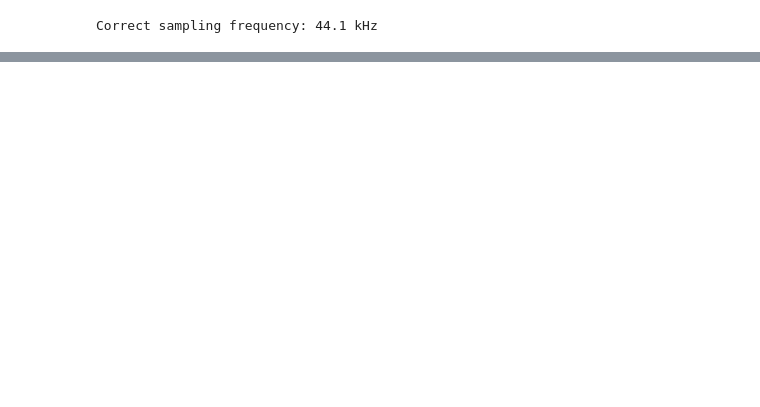
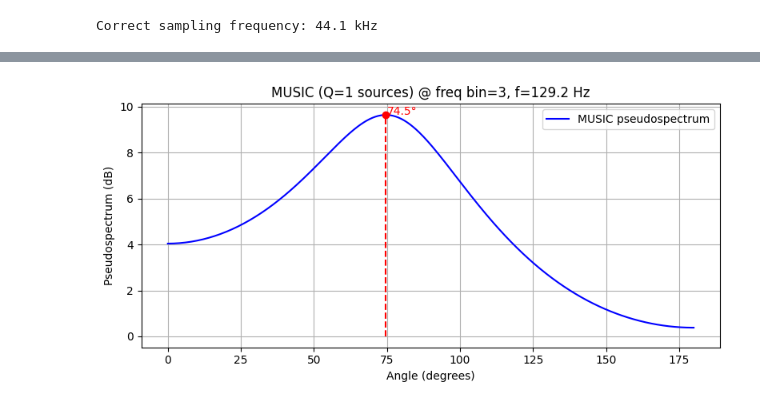
Before and after one commit to HeartUnderBladepyz/P-D-ISSP, a Jupyter notebook: notebook_skeleton.ipynb, the cells around one changed output, grey strips where cells are left out. Cells and saved outputs as stored; diff of their text form; code cells hidden in the pictures; blank space fills up the shorter version.

```diff
--- a/notebook_skeleton.ipynb
+++ b/notebook_skeleton.ipynb
@@ -850,0 +635,87 @@ print(doa_estimates)
+# %%
+# narrowband
+import numpy as np
+import matplotlib.pyplot as plt
+from scipy.signal import find_peaks
+
+def music_narrowband(stft_mics, Q, d, c):
+    M, _, nT = stft_mics.shape
+
+    power_per_bin = np.mean(np.abs(stft_mics)**2, axis=(0, 2))  # shape: (nF,)
+    # power_per_bin[0] = 0  # Avoid DC bin
+
+    fidx = np.argmax(power_per_bin)
+
+    f_bin = f[fidx]
+
+    X_omega = stft_mics[:, fidx, :]  # shape: (M, nT)
+    Rxx = (X_omega @ X_omega.conj().T) / nT  # (M, M)
+
+    eigenvals, eigenvecs = np.linalg.eig(Rxx)
+    sort_idx = np.argsort(eigenvals)
+    # eigenvals_sorted = eigenvals[sort_idx]
+    eigenvecs_sorted = eigenvecs[:, sort_idx]
+
+    Un = eigenvecs_sorted[:, :M - Q]  # shape (M, M-Q)
+
+    theta_vals = np.arange(0, 180.5, 0.5)
+    k0 = 2 * np.pi * f_bin / c  # wave number
+    P_music = []
+
+    m_index = np.arange(M)  # microphone index
+
+    for theta_deg in theta_vals:
+        theta_rad = np.deg2rad(theta_deg)
+        steer = np.exp(-1j * k0 * m_index * d * np.cos(theta_rad))  # (M,)
+
+        v = Un.conj().T @ steer  # shape = (M-Q,)
+        denom = np.abs(v @ v.conj())
+        pseudospec = 1.0 / denom
+        P_music.append(pseudospec)
+
+    P_music = np.array(P_music)  # shape (len(theta_vals),)
+
+    # peak_indices = np.argsort(P_music)[-Q:]   # Take the last Q elements (the largest Q elements)
+    # peak_indices = peak_indices[::-1]         # Sort from largest to smallest
+    # doa_estimates = theta_vals[peak_indices]  # Angles (°), possibly unordered
+
+    peaks, _ = find_peaks(P_music, distance=5, prominence=0.1)
+
+    if len(peaks) == 0:
+        print("Warning: no peak found!")
+        doa_estimates = np.array([])
+    else:
+        peak_values_all = P_music[peaks]
+        if len(peaks) < Q:
+            topQ_idx = np.argsort(peak_values_all)[::-1]  # Sort in descending order
+        else:
+            topQ_idx = np.argsort(peak_values_all)[-Q:]  # Take the largest Q peaks
+
+        topQ_idx_sorted = topQ_idx[np.argsort(peak_values_all[topQ_idx])]
+
+        peak_indices = peaks[topQ_idx_sorted]
+        doa_estimates = theta_vals[peak_indices]
+
+    plt.figure(figsize=(8,4))
+    plt.plot(theta_vals, 10*np.log10(P_music), 'b-', label='MUSIC pseudospectrum')
+
+    for idx in peak_indices:
+        peak_angle = theta_vals[idx]
+        peak_value = 10*np.log10(P_music[idx])
+        plt.stem([peak_angle], [peak_value], linefmt='r--', markerfmt='ro', basefmt=" ")
+        plt.text(peak_angle+0.5, peak_value, f"{peak_angle:.1f}°", color='red')
+
+    plt.title(f"MUSIC (Q={Q} sources) @ freq bin={fidx}, f={f_bin:.1f} Hz")
+    plt.xlabel("Angle (degrees)")
+    plt.ylabel("Pseudospectrum (dB)")
+    plt.grid(True)
+    plt.legend()
+    plt.tight_layout()
+    plt.show()
+
+    return doa_estimates
+
+doa_estimates = music_narrowband(stft_mics, acousticScenario.RIRsAudio.shape[2], acousticScenario.distBwMics, c=340)
+# doa_estimates = music_narrowband(stft_mics, 1, 0.013, 340)
+# %% [output]
+[figure, added]
```
Also changed, not shown: parts of 18 cells of this notebook.
